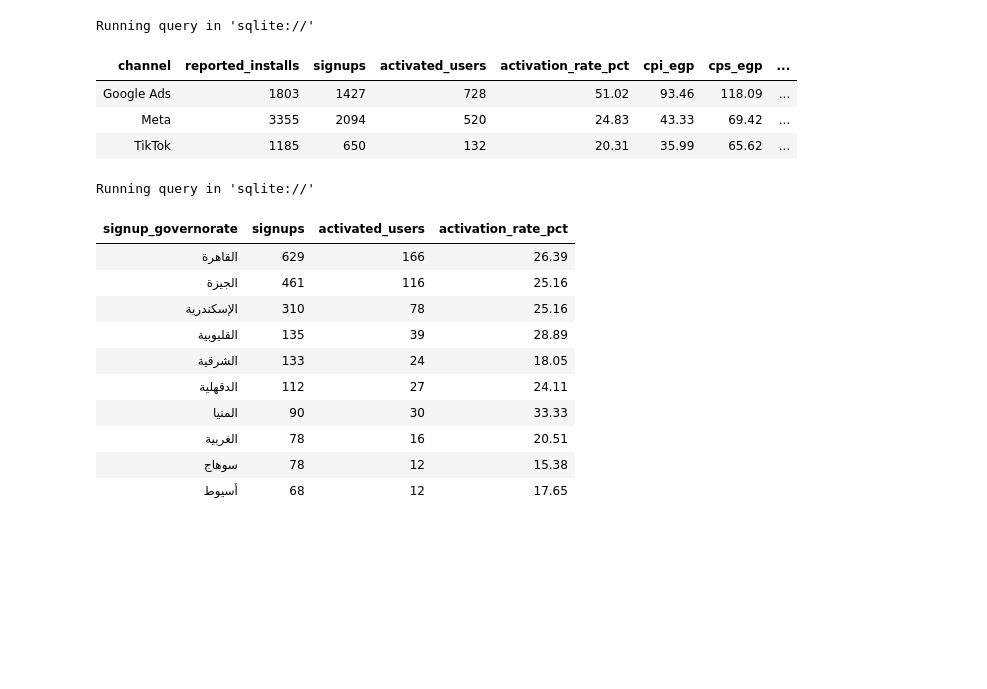
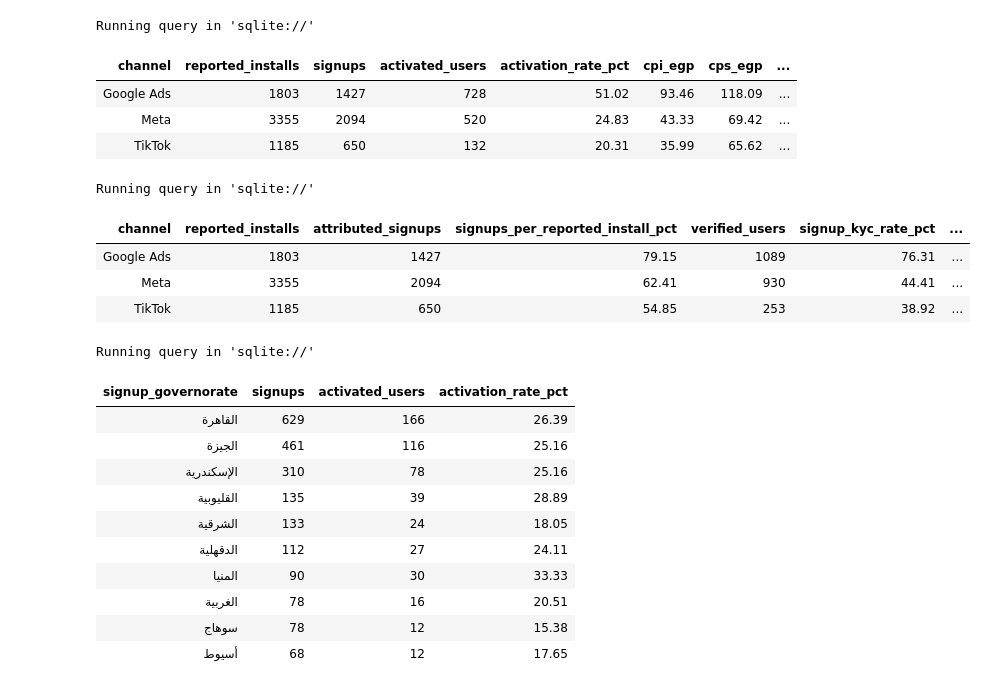
Before and after one commit to MohimenMG/lucky_case_study, a Jupyter notebook: 02_analysis/03_2_task_3_2_performance_marketing.ipynb, the cells around one changed output. Drawn from its saved outputs; the diff is of its cells as text; code cells hidden in the pictures; blank space fills up the shorter version.

```diff
--- a/02_analysis/03_2_task_3_2_performance_marketing.ipynb
+++ b/02_analysis/03_2_task_3_2_performance_marketing.ipynb
@@ -204,6 +234,42 @@ Running query in 'sqlite://'
 | Google Ads | 1803 | 1427 | 728 | 51.02 | 93.46 | 118.09 | ... |
 | Meta | 3355 | 2094 | 520 | 24.83 | 43.33 | 69.42 | ... |
 | TikTok | 1185 | 650 | 132 | 20.31 | 35.99 | 65.62 | ... |
+# %%
+%%sql
+-- Compare platform-reported installs with attributed signup outcomes.
+WITH platform_installs AS (
+    SELECT channel, SUM(installs) AS reported_installs
+    FROM daily_channel_performance
+    GROUP BY channel
+),
+signup_funnel AS (
+    SELECT channel,
+           COUNT(*) AS attributed_signups,
+           SUM(kyc_verified) AS verified_users,
+           SUM(activated) AS activated_users
+    FROM paid_signup_outcomes
+    GROUP BY channel
+)
+SELECT f.channel,
+       p.reported_installs,
+       f.attributed_signups,
+       ROUND(100.0 * f.attributed_signups
+             / NULLIF(p.reported_installs, 0), 2) AS signups_per_reported_install_pct,
+       f.verified_users,
+       ROUND(100.0 * f.verified_users
+             / NULLIF(f.attributed_signups, 0), 2) AS signup_kyc_rate_pct,
+       f.activated_users,
+       ROUND(100.0 * f.activated_users
+             / NULLIF(f.attributed_signups, 0), 2) AS signup_activation_rate_pct
+FROM signup_funnel AS f
+JOIN platform_installs AS p ON p.channel = f.channel
+ORDER BY signup_activation_rate_pct DESC;
+# %% [output]
+Running query in 'sqlite://'
+| channel | reported_installs | attributed_signups | signups_per_reported_install_pct | verified_users | signup_kyc_rate_pct | ... |
+| Google Ads | 1803 | 1427 | 79.15 | 1089 | 76.31 | ... |
+| Meta | 3355 | 2094 | 62.41 | 930 | 44.41 | ... |
+| TikTok | 1185 | 650 | 54.85 | 253 | 38.92 | ... |
 # %%
 %%sql
 -- KYC/address governorate describes signups. Spend is available by day and channel.
```
Also changed, not shown: parts of 5 cells of this notebook, 18 other files.
